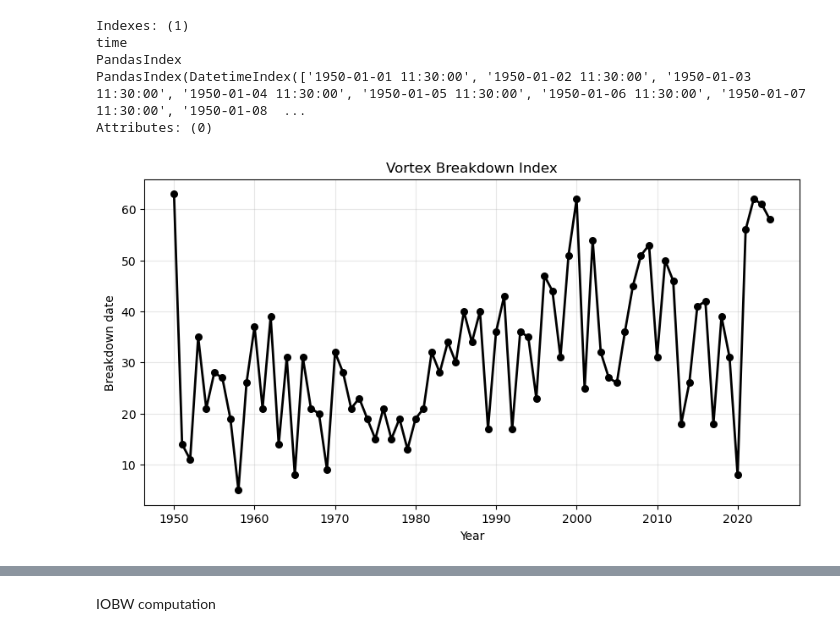
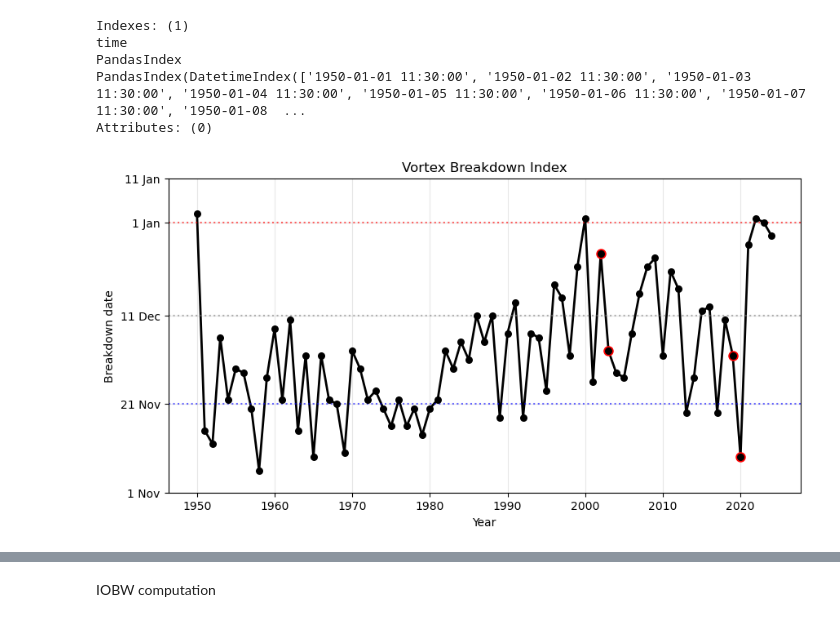
Before and after one commit to giulianolattus-crypto/work, a Jupyter notebook: vortex_breakdown_IOBW_calc.ipynb, the cells around one changed output, grey strips where cells are left out. Drawn from its saved outputs; the diff is of its cells as text; code cells hidden in the pictures.

```diff
--- a/vortex_breakdown_IOBW_calc.ipynb
+++ b/vortex_breakdown_IOBW_calc.ipynb
@@ -235,35 +235,57 @@ valid = ~pd.isna(dates)
 dates = dates[valid]
 years = years[valid]
 
 # sort chronologically
 order = np.argsort(dates)
 dates = dates[order]
 years = years[order]
 
 def wrapped_day(d):
     # shift year so Nov–Feb becomes continuous
     base_year = d.year if d.month >= 11 else d.year - 1
     start = pd.Timestamp(year=base_year, month=11, day=1)
     return (d - start).days
 
+
 y = np.array([wrapped_day(d) for d in dates])
+
+##add problematic years here as well
+x_pos = [2002, 2020,2003,2019]
+y_pos = [y[years == x][0] for x in x_pos]
 
 plt.figure(figsize=(10,5))
 
 # main line
 plt.plot(years, y, color="black", linewidth=2)
-
+plt.plot(x_pos, y_pos, 'o', color='red', markersize=8, label='Problematic Years')
 # points
 plt.scatter(years, y, color="black", s=30, zorder=3)
 
 plt.xlabel("Year")
 plt.ylabel("Breakdown date")
 plt.title("Vortex Breakdown Index")
 
+tick_dates = [
+    pd.Timestamp("2001-11-01"),
+    pd.Timestamp("2001-11-21"),
+    pd.Timestamp("2001-12-11"),
+    pd.Timestamp("2002-01-01"),
+    pd.Timestamp("2002-01-11")
+]
+
+tick_pos = np.array([wrapped_day(d) for d in tick_dates])
+
+plt.yticks(
+    tick_pos,
+    [d.strftime("%-d %b") for d in tick_dates]
+)
+plt.axhline(tick_pos[1], linestyle=":", color="blue", alpha=0.6)
+plt.axhline(tick_pos[2], linestyle=":", color="gray", alpha=0.6)
+plt.axhline(tick_pos[3], linestyle=":", color="red", alpha=0.6)
 plt.grid(alpha=0.3)
 plt.show()
 # %% [output]
-[figure, old version]
+[figure, new version]
 # %%
 display(breakdown_dates)
 ##convert these into day of the year/Julian day
```
Also changed, not shown: parts of 7 cells of this notebook, 37 other files.
